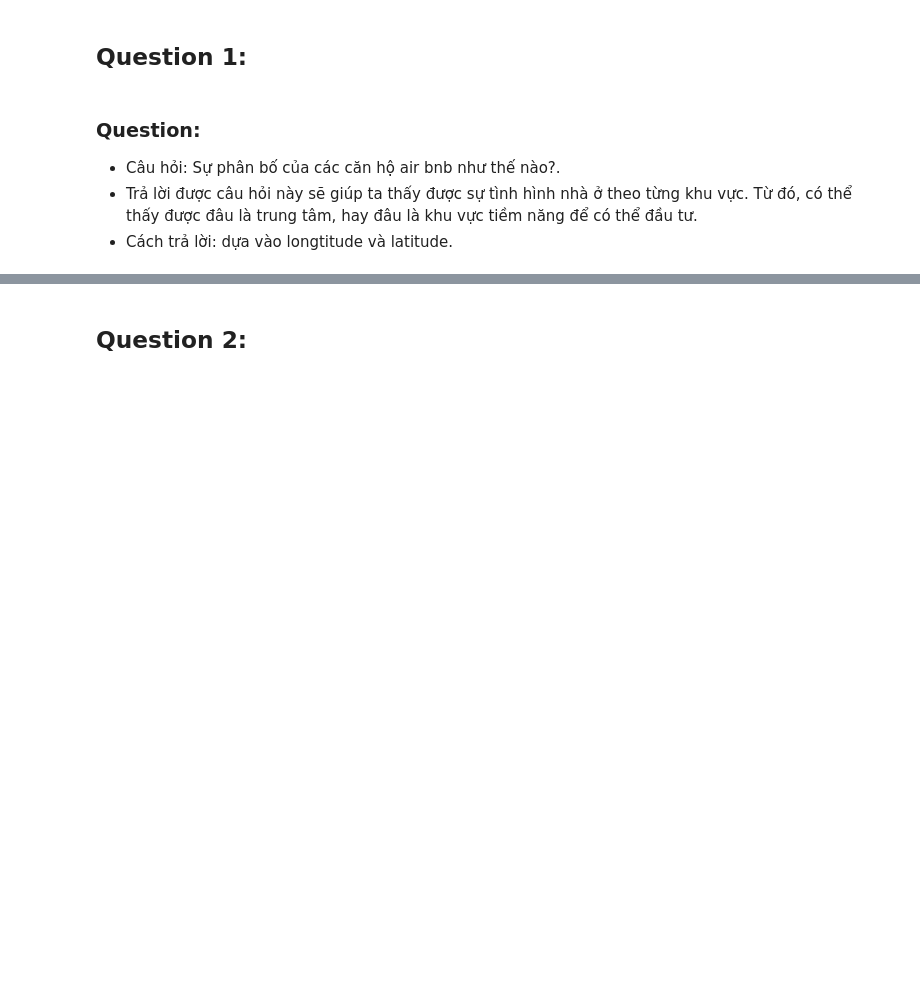
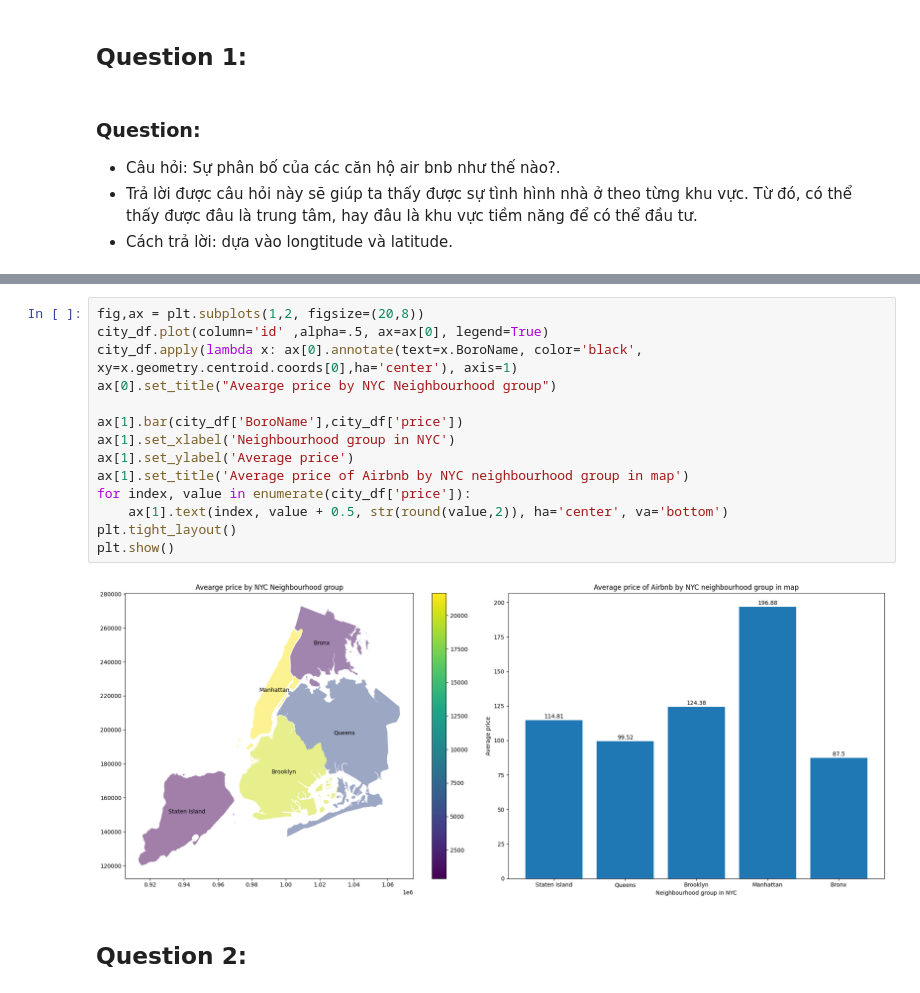
Before and after one commit to Gabien21/CSC17104_P4DS_final_project, a Jupyter notebook: Project/3_Asking_meaningful_questions.ipynb, the cells around one changed output, grey strips where cells are left out. Cells and saved outputs as stored; diff of their text form; blank space fills up the shorter version.

```diff
--- a/Project/3_Asking_meaningful_questions.ipynb
+++ b/Project/3_Asking_meaningful_questions.ipynb
@@ -23,3 +73,19 @@ from sklearn.metrics import mean_squared_error, mean_absolute_error, r2_score
+# %%
+fig,ax = plt.subplots(1,2, figsize=(20,8))
+city_df.plot(column='id' ,alpha=.5, ax=ax[0], legend=True)
+city_df.apply(lambda x: ax[0].annotate(text=x.BoroName, color='black', xy=x.geometry.centroid.coords[0],ha='center'), axis=1)
+ax[0].set_title("Avearge price by NYC Neighbourhood group")
+
+ax[1].bar(city_df['BoroName'],city_df['price'])
+ax[1].set_xlabel('Neighbourhood group in NYC')
+ax[1].set_ylabel('Average price')
+ax[1].set_title('Average price of Airbnb by NYC neighbourhood group in map')
+for index, value in enumerate(city_df['price']):
+    ax[1].text(index, value + 0.5, str(round(value,2)), ha='center', va='bottom')
+plt.tight_layout()
+plt.show()
+# %% [output]
+[figure, added]
 # %% [markdown]
 ## Question 2:
 # %% [markdown]
```
Also changed, not shown: parts of 4 cells of this notebook.
